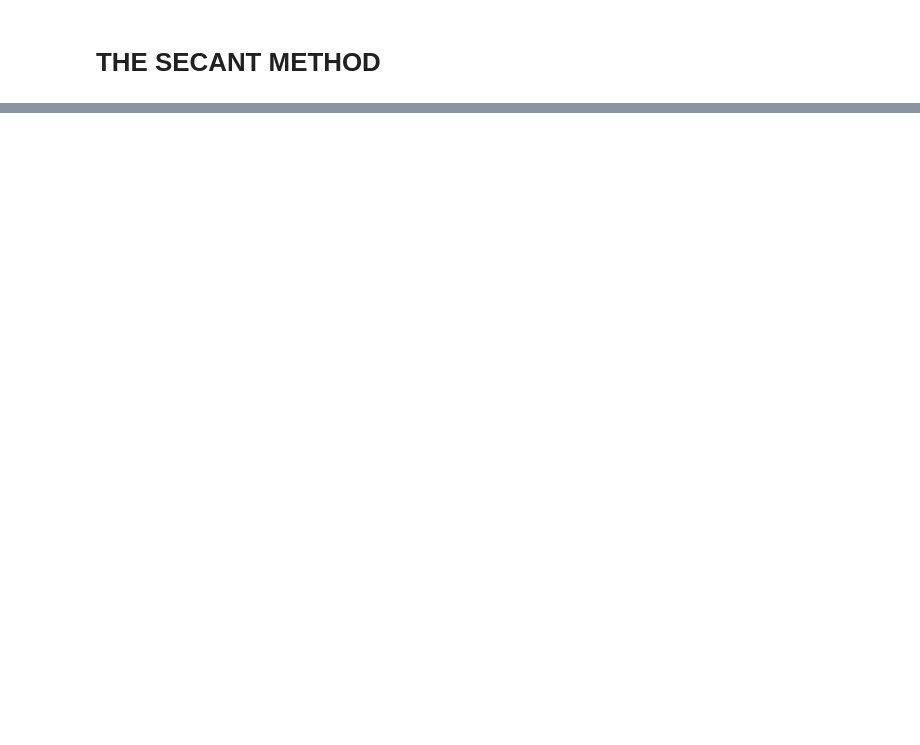
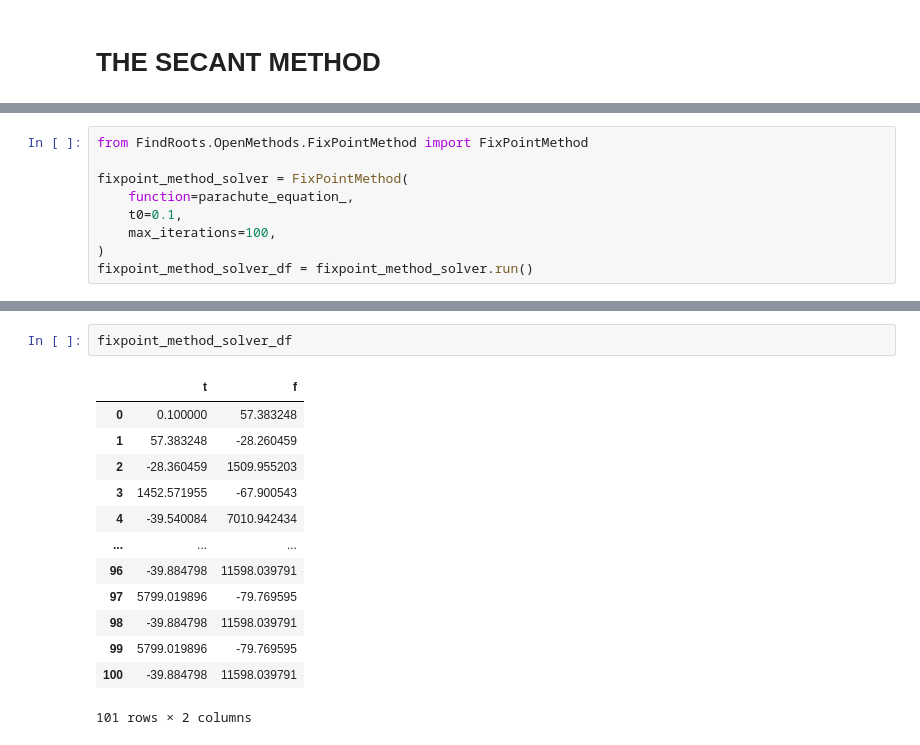
Before and after one commit to hasan-alj88/NumericalMethods, a Jupyter notebook: Examples/RoorFinding.ipynb, the cells around one changed output, grey strips where cells are left out. Saved outputs shown, nothing was run; the diff lists cells and outputs as text; blank space fills up the shorter version.

```diff
--- a/Examples/RoorFinding.ipynb
+++ b/Examples/RoorFinding.ipynb
@@ -133,0 +172,9 @@ bisection_solver_df
+# %%
+from FindRoots.OpenMethods.FixPointMethod import FixPointMethod
+
+fixpoint_method_solver = FixPointMethod(
+    function=parachute_equation_,
+    t0=0.1,
+    max_iterations=100,
+)
+fixpoint_method_solver_df = fixpoint_method_solver.run()
@@ -133,0 +199,16 @@ bisection_solver_df
+# %%
+fixpoint_method_solver_df
+# %% [output]
+|  | t | f |
+| 0 | 0.100000 | 57.383248 |
+| 1 | 57.383248 | -28.260459 |
+| 2 | -28.360459 | 1509.955203 |
+| 3 | 1452.571955 | -67.900543 |
+| 4 | -39.540084 | 7010.942434 |
+| ... | ... | ... |
+| 96 | -39.884798 | 11598.039791 |
+| 97 | 5799.019896 | -79.769595 |
+| 98 | -39.884798 | 11598.039791 |
+| 99 | 5799.019896 | -79.769595 |
+| 100 | -39.884798 | 11598.039791 |
+101 rows × 2 columns
```
Also changed, not shown: parts of 12 cells of this notebook, 16 other files.
